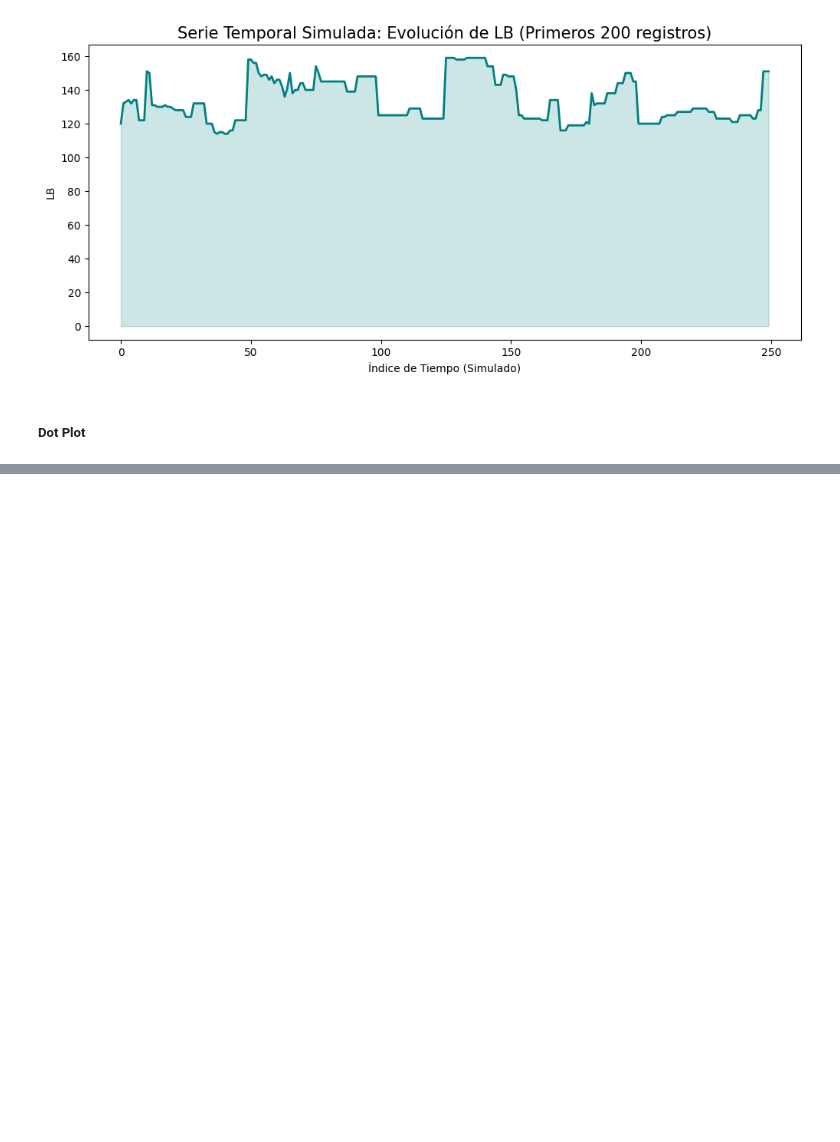
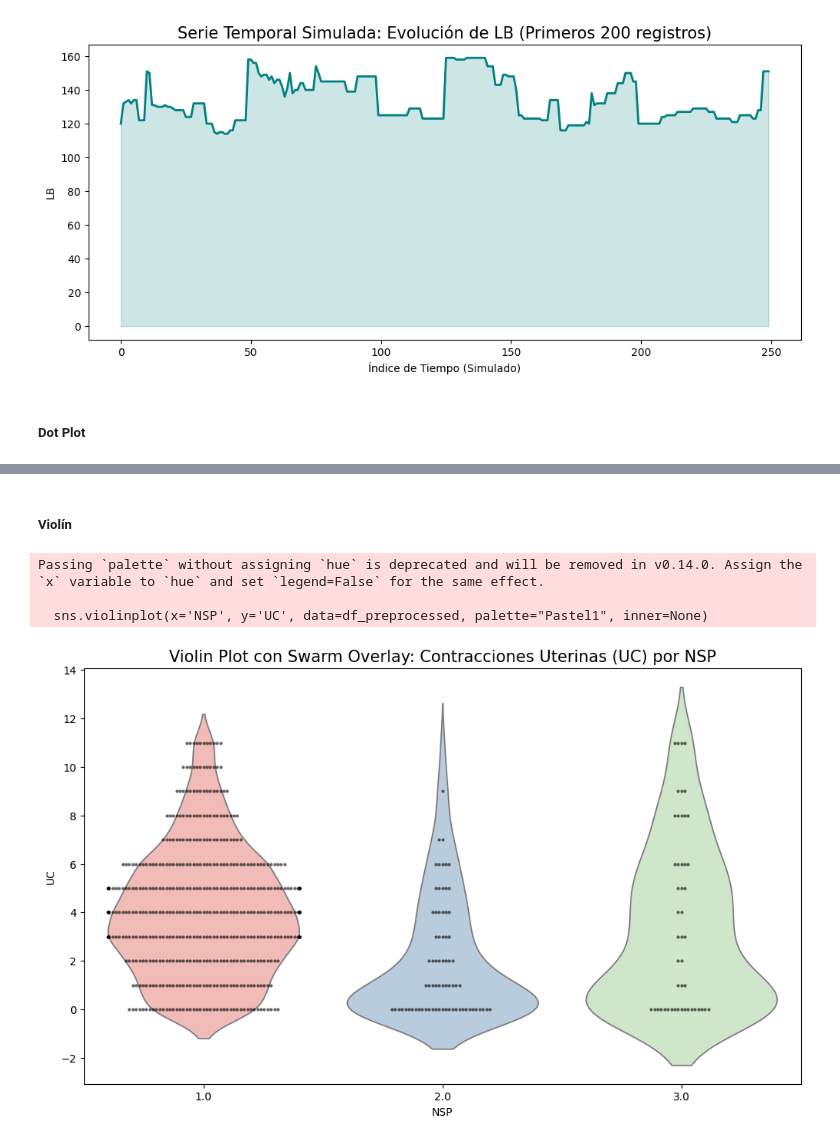
Before and after one commit to LeLHuron/Practica3_AE_Lib, a Jupyter notebook: practica3.ipynb, the cells around one changed output, grey strips where cells are left out. Saved outputs shown, nothing was run; the diff lists cells and outputs as text; code cells hidden in the pictures; blank space fills up the shorter version.

```diff
--- a/practica3.ipynb
+++ b/practica3.ipynb
@@ -249,0 +260,13 @@ Passing `palette` without assigning `hue` is deprecated and will be removed in v
+# %% [markdown]
+##### Violín
+# %%
+plt.figure(figsize=(12, 7))
+sns.violinplot(x='NSP', y='UC', data=df_preprocessed, palette="Pastel1", inner=None)
+sns.swarmplot(x='NSP', y='UC', data=df_preprocessed.sample(600), color="k", alpha=0.6, size=3)
+plt.title('Violin Plot con Swarm Overlay: Contracciones Uterinas (UC) por NSP', fontsize=15)
+plt.show()
+# %% [output]
+Passing `palette` without assigning `hue` is deprecated and will be removed in v0.14.0. Assign the `x` variable to `hue` and set `legend=False` for the same effect.
+
+  sns.violinplot(x='NSP', y='UC', data=df_preprocessed, palette="Pastel1", inner=None)
+[figure, added]
```
Also changed, not shown: parts of 5 cells of this notebook, 6 other files.
